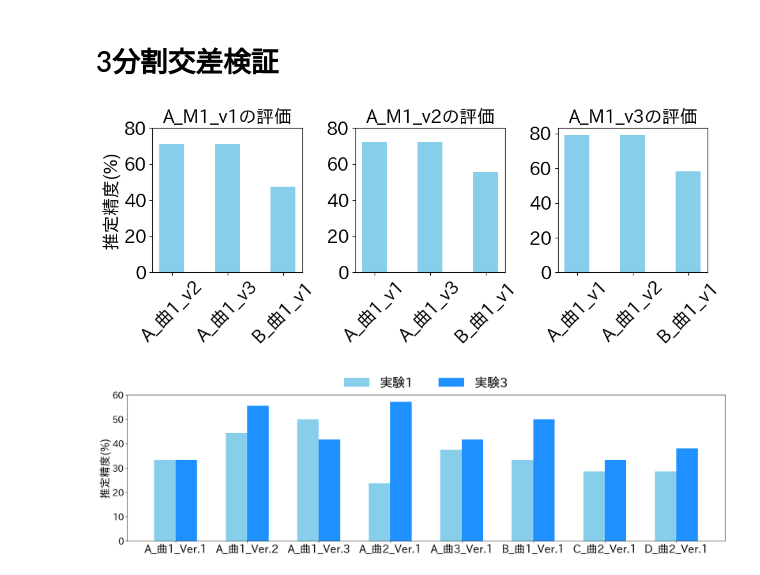
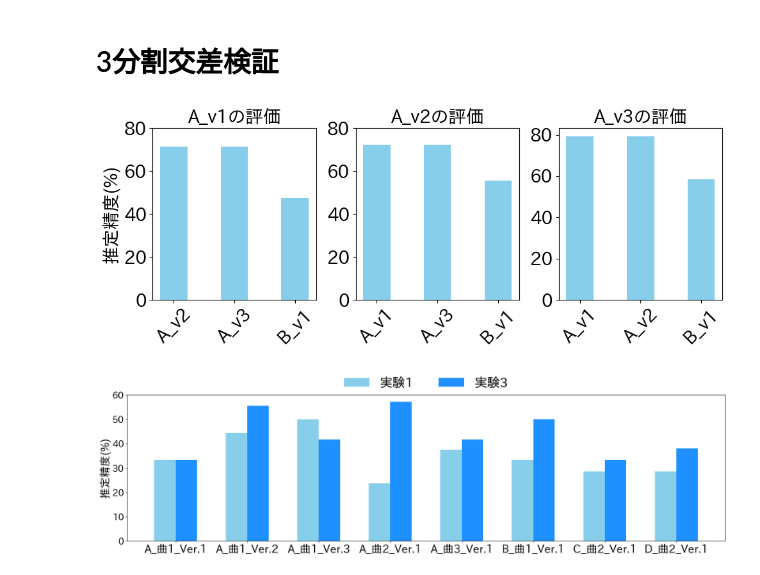
Before and after one commit to ryosuke-terasaka1/EstimateApp, a Jupyter notebook: create_figure/plot.ipynb, the cells around one changed output. Drawn from its saved outputs; the diff is of its cells as text; code cells hidden in the pictures.

```diff
--- a/create_figure/plot.ipynb
+++ b/create_figure/plot.ipynb
@@ -11,46 +11,49 @@ A_M1_Ver1_base = [71.42857142857143, 71.42857142857143, 47.61904761904761]
 A_M1_Ver2_base = [72.22222222222221, 72.22222222222221, 55.55555555555556]
 A_M1_Ver3_base = [79.16666666666666, 79.16666666666666, 58.333333333333336]
 
-A_M1_Ver1_base_label = ['A_曲1_v2', 'A_曲1_v3', 'B_曲1_v1']
-A_M1_Ver2_base_label = ['A_曲1_v1', 'A_曲1_v3', 'B_曲1_v1']
-A_M1_Ver3_base_label = ['A_曲1_v1', 'A_曲1_v2', 'B_曲1_v1']
+# A_M1_Ver1_base_label = ['A_曲1_v2', 'A_曲1_v3', 'B_曲1_v1']
+# A_M1_Ver2_base_label = ['A_曲1_v1', 'A_曲1_v3', 'B_曲1_v1']
+# A_M1_Ver3_base_label = ['A_曲1_v1', 'A_曲1_v2', 'B_曲1_v1']
+A_M1_Ver1_base_label = ['A_v2', 'A_v3', 'B_v1']
+A_M1_Ver2_base_label = ['A_v1', 'A_v3', 'B_v1']
+A_M1_Ver3_base_label = ['A_v1', 'A_v2', 'B_v1']
 
 x1, y1 = range(0, 3), [32, 12, 47]
 x2, y2 = range(0, 3), [8, 38, 28]
 x3, y3 = range(0, 3), [8, 38, 28]
 label = ["A", "B", "C"]
 fig = plt.figure(figsize=(10, 4))
 
 
 w = 0.45
 ax1 = fig.add_subplot(1, 3, 1)   #２行１列の１番目
 ax1.bar(x1, A_M1_Ver1_base, tick_label=A_M1_Ver1_base_label, color='skyblue', width=w)
 ax1.set_xticklabels(A_M1_Ver1_base_label, fontsize=20, rotation=45)
 ax1.tick_params(axis='y', labelsize=20)
-ax1.set_title("A_M1_v1の評価", fontsize=20)
+ax1.set_title("A_v1の評価", fontsize=20)
 ax1.set_yticks( np.arange(0, 81, 20))
 ax1.set_ylabel("推定精度(%)", fontsize=20)
 # ax1.figure(figsize=(10,4))
 
 ax2 = fig.add_subplot(1, 3, 2)   #２行１列の２番目
 ax2.bar(x2, A_M1_Ver2_base, tick_label=A_M1_Ver2_base_label, color='skyblue', width=w)
 ax2.set_xticklabels(A_M1_Ver2_base_label, fontsize=20, rotation=45)
 ax2.tick_params(axis='y', labelsize=20)
 ax2.set_yticks( np.arange(0, 81, 20))
-ax2.set_title("A_M1_v2の評価", fontsize=20)
+ax2.set_title("A_v2の評価", fontsize=20)
 
 ax3 = fig.add_subplot(1, 3, 3)   #２行１列の２番目
 ax3.bar(x3, A_M1_Ver3_base, tick_label=A_M1_Ver3_base_label, color='skyblue', width=w)
 ax3.set_xticklabels(A_M1_Ver3_base_label, fontsize=20, rotation=45)
 ax3.tick_params(axis='y', labelsize=20)
 ax3.set_yticks( np.arange(0, 81, 20))
-ax3.set_title("A_M1_v3の評価", fontsize=20)
+ax3.set_title("A_v3の評価", fontsize=20)
 plt.tight_layout()
 plt.savefig('person_rulebase.pdf', facecolor="white", bbox_inches='tight')
 
 plt.show()
 # %% [output]
-[figure, old version]
+[figure, new version]
 # %%
 import matplotlib.pyplot as plt
 import numpy as np
```
Also changed, not shown: parts of 2 cells of this notebook, 2 other files.
